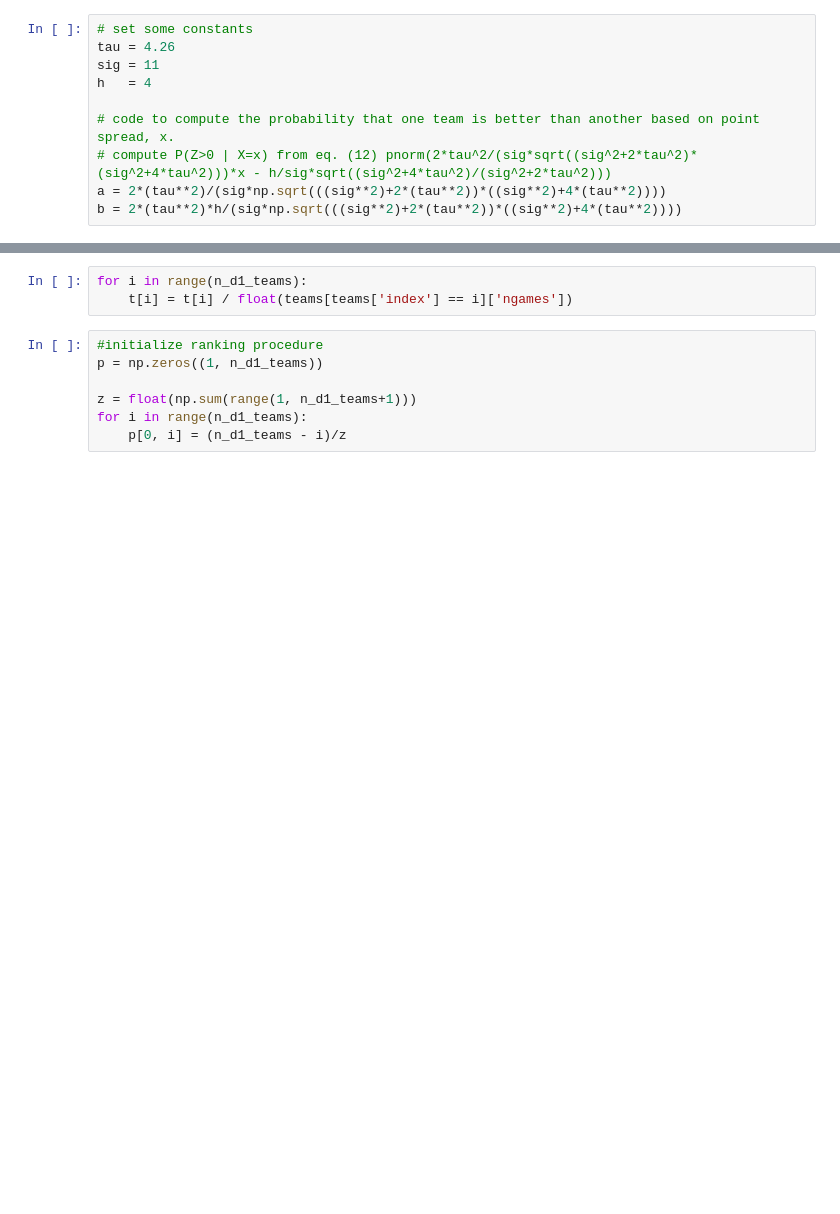
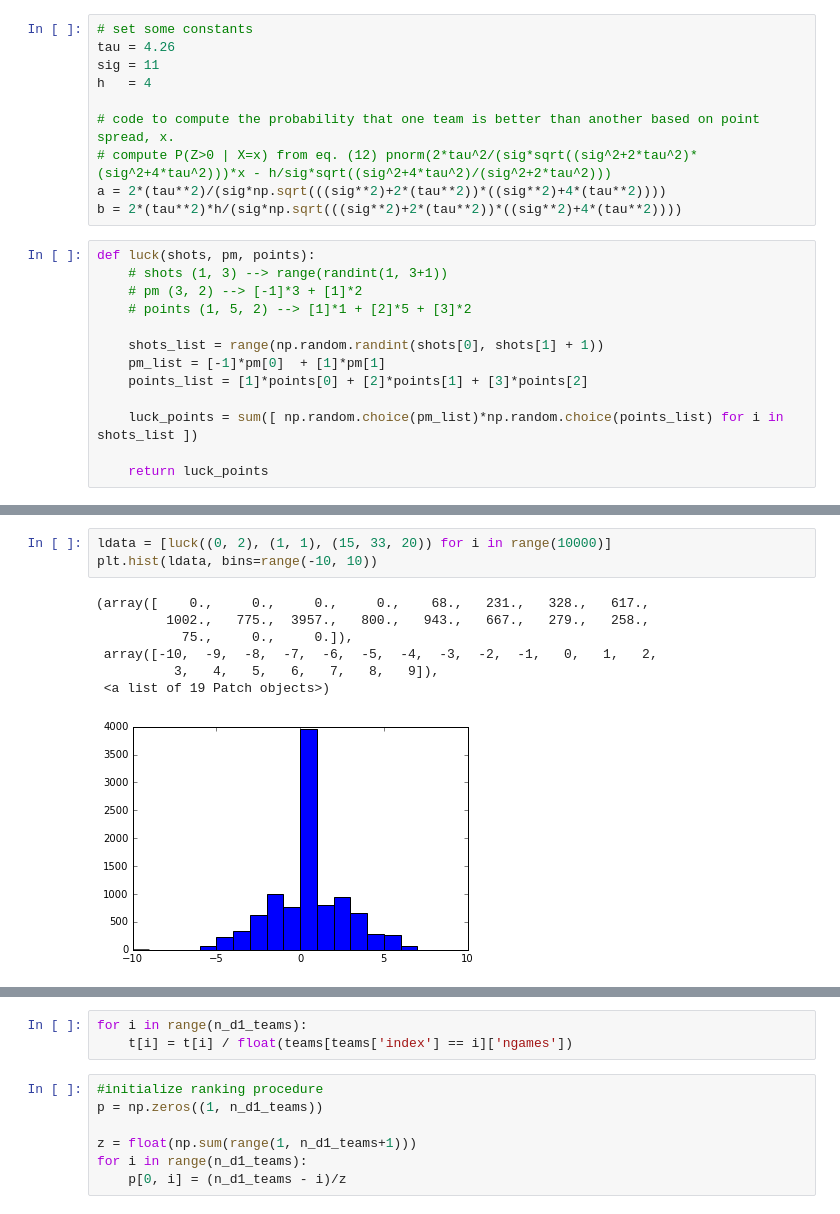
Before and after one commit to rwsharp/ncaa_wbb_2019, a Jupyter notebook: LRMC_WBB_NCAA_2019.ipynb, the cells around one changed output, grey strips where cells are left out. Drawn from its saved outputs; the diff is of its cells as text; blank space fills up the shorter version.

```diff
--- a/LRMC_WBB_NCAA_2019.ipynb
+++ b/LRMC_WBB_NCAA_2019.ipynb
@@ -91,3 +97,16 @@ h   = 4
 # compute P(Z>0 | X=x) from eq. (12) pnorm(2*tau^2/(sig*sqrt((sig^2+2*tau^2)*(sig^2+4*tau^2)))*x - h/sig*sqrt((sig^2+4*tau^2)/(sig^2+2*tau^2)))
 a = 2*(tau**2)/(sig*np.sqrt(((sig**2)+2*(tau**2))*((sig**2)+4*(tau**2))))
 b = 2*(tau**2)*h/(sig*np.sqrt(((sig**2)+2*(tau**2))*((sig**2)+4*(tau**2))))
+# %%
+def luck(shots, pm, points):
+    # shots (1, 3) --> range(randint(1, 3+1))
+    # pm (3, 2) --> [-1]*3 + [1]*2
+    # points (1, 5, 2) --> [1]*1 + [2]*5 + [3]*2
+
+    shots_list = range(np.random.randint(shots[0], shots[1] + 1))
+    pm_list = [-1]*pm[0]  + [1]*pm[1]
+    points_list = [1]*points[0] + [2]*points[1] + [3]*points[2]
+
+    luck_points = sum([ np.random.choice(pm_list)*np.random.choice(points_list) for i in shots_list ])
+
+    return luck_points
@@ -93,0 +125,11 @@ b = 2*(tau**2)*h/(sig*np.sqrt(((sig**2)+2*(tau**2))*((sig**2)+4*(tau**2))))
+# %%
+ldata = [luck((0, 2), (1, 1), (15, 33, 20)) for i in range(10000)]
+plt.hist(ldata, bins=range(-10, 10))
+# %% [output]
+(array([    0.,     0.,     0.,     0.,    68.,   231.,   328.,   617.,
+         1002.,   775.,  3957.,   800.,   943.,   667.,   279.,   258.,
+           75.,     0.,     0.]),
+ array([-10,  -9,  -8,  -7,  -6,  -5,  -4,  -3,  -2,  -1,   0,   1,   2,
+          3,   4,   5,   6,   7,   8,   9]),
+ <a list of 19 Patch objects>)
+[figure, added]
```
Also changed, not shown: parts of 20 cells of this notebook, 4 other files.
